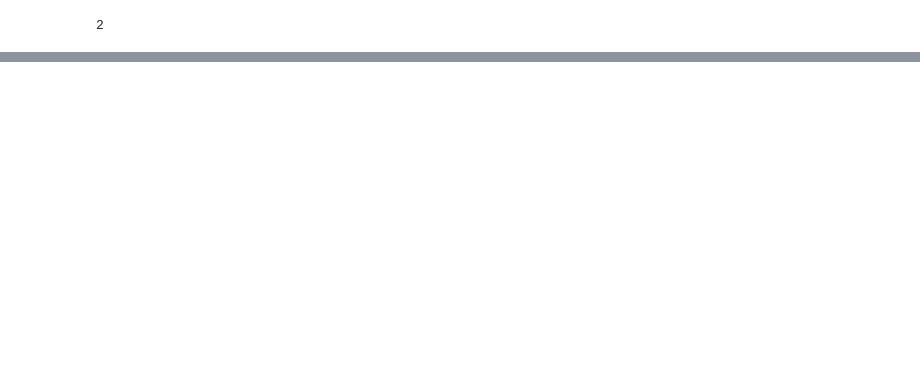
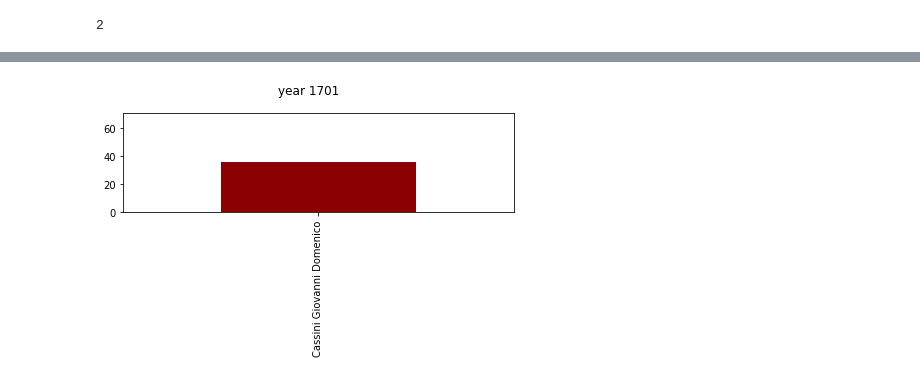
Before and after one commit to LHST-EPFL/Viviani_correspondence_network, a Jupyter notebook: Histograms.ipynb, the cells around one changed output, grey strips where cells are left out. Cells and saved outputs as stored; diff of their text form; code cells hidden in the pictures; blank space fills up the shorter version.

```diff
--- a/Histograms.ipynb
+++ b/Histograms.ipynb
@@ -288,0 +168,22 @@ plt.savefig('Sent by Borelli.png', dpi=150)
+# %%
+#Going through all years for letters sent
+for i in filtred_id.Year.unique():
+    filtred_id_i = filtred_id.loc[filtred_id['Year'].str.find(str(i))!= -1]
+    filtred_id_i = filtred_id_i.dropna(subset=['Destination'])
+    filtred_id_i.drop(filtred_id_i[filtred_id_i['Destination'] == 'Unidentified'].index,
+    inplace=True)
+    plt.suptitle('year '+str(i))
+    if filtred_id_i.empty:
+        pass
+    else:
+        if((len(filtred_id_i.Destination.unique()) <= 5) & (len(filtred_id_i.Destination.unique()) > 0)):
+            filtred_id_i.Destination.value_counts().plot(kind='bar',color=['darkred', 'tomato', 'chocolate', 'gold', 'darkgreen', 'dimgray'])
+            plt.tight_layout()
+            plt.savefig('Year ' +str(i) + ' Envoyées & Cumulées.png',dpi=150)
+        else:
+            top_5 = filtred_id_i.Destination.value_counts().nlargest(6)
+            top_5[5]= sum(filtred_id_i.Destination.value_counts()[-(len(filtred_id_i.value_counts())-5):])
+            top_5 = top_5.rename(index={top_5.index[5]:'Others'})
+            top_5.plot(kind='bar',color=['darkred', 'tomato', 'chocolate', 'gold', 'darkgreen', 'dimgray'])
+            plt.tight_layout()
+            plt.savefig('Year ' +str(i) + ' Envoyées & Cumulées.png', dpi=150)
@@ -288,0 +243,25 @@ plt.savefig('Sent by Borelli.png', dpi=150)
+# %%
+#Going through all years for correspondants
+
+for i in sent_id.Year.unique():
+    sent_id_i = sent_id.loc[sent_id['Year'].str.find(str(i))!= -1]
+    sent_id_i = sent_id_i.dropna(subset=['Destinataire'])
+    sent_id_i.drop(sent_id_i[sent_id_i['Destinataire'] == '[non identificato]'].index,
+    inplace=True)
+    plt.suptitle('year '+str(i))
+    if filtred_id_i.empty:
+        pass
+    else:
+        if(len(sent_id_i.Destinataire.unique()) <= 5) & (len(sent_id_i.Destinataire.unique()) > 0) :
+            sent_id_i.Destinataire.value_counts().plot(kind='bar',color=['darkred', 'tomato', 'chocolate', 'gold', 'darkgreen', 'dimgray'])
+            plt.tight_layout()
+            plt.savefig('Year ' +str(i) + ' Reçues.png',dpi=150)
+        else:
+            top_5 = sent_id_i.Destinataire.value_counts().nlargest(6)
+            top_5[5]= sum(sent_id_i.Destinataire.value_counts()[-(len(sent_id_i.value_counts())-5):])
+            top_5 = top_5.rename(index={top_5.index[5]:'Others'})
+            top_5.plot(kind='bar',color=['darkred', 'tomato', 'chocolate', 'gold', 'darkgreen', 'dimgray'])
+            plt.tight_layout()
+            plt.savefig('Year ' +str(i) + ' Reçue.png', dpi=150)
+# %% [output]
+[figure, added]
```
Also changed, not shown: parts of 52 cells of this notebook.
